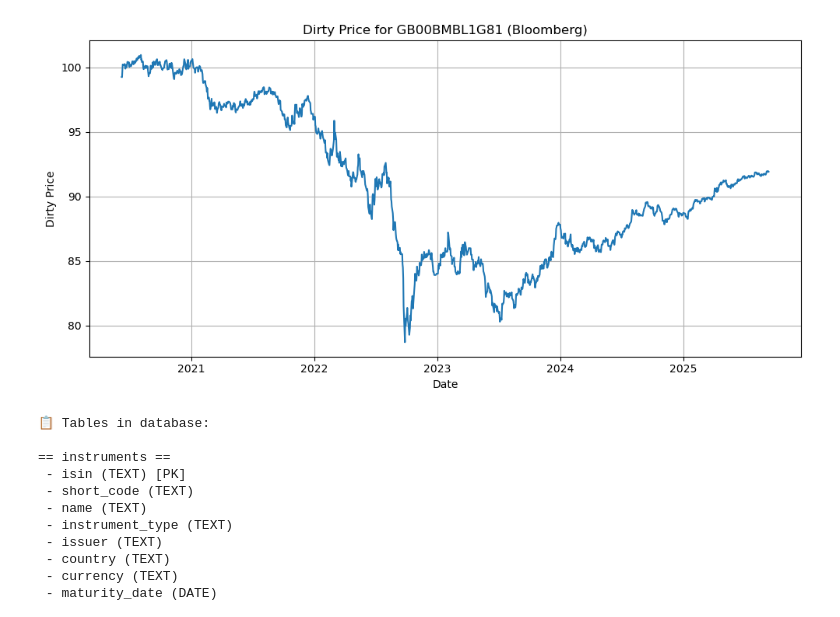
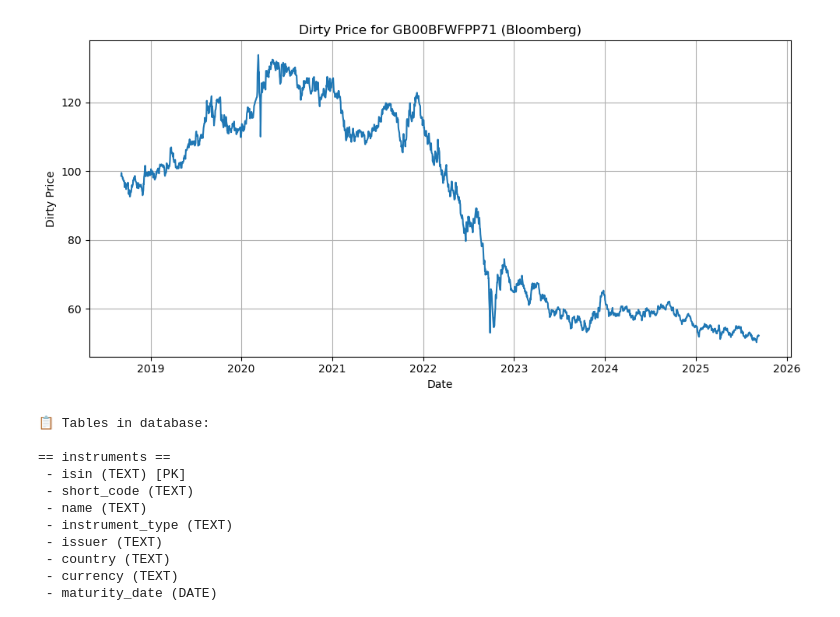
Before and after one commit to johndecb/bond_project, a Jupyter notebook: jcb_usefultools.ipynb, the cells around one changed output. Cells and saved outputs as stored; diff of their text form; code cells hidden in the pictures.

```diff
--- a/jcb_usefultools.ipynb
+++ b/jcb_usefultools.ipynb
@@ -194,35 +194,35 @@ def plot_instrument_timeseries(isin: str, source: str, data_type: str = "yield",
     # open/commit/close handled here (top level)
     with get_conn(db_path) as conn:
         df = load_instrument_data(
             conn,
             instrument_id=isin,
             source=source,
             data_type=data_type,     # e.g. "yield", "clean_price", "dirty_price", ...
             long_format=True,        # default; included for clarity
             parse_dates=False        # we'll parse below
         )
 
     if df.empty:
         print(f"❌ No data found for ISIN {isin} and type '{data_type}'.")
         return
 
     # ensure datetime for plotting
     df["data_date"] = pd.to_datetime(df["data_date"], errors="coerce")
 
     plt.figure(figsize=(10, 5))
     plt.plot(df["data_date"], df["value"])
     plt.title(f"{data_type.replace('_', ' ').title()} for {isin} ({source})")
     plt.xlabel("Date")
     plt.ylabel(data_type.replace('_', ' ').title())
     plt.grid(True)
     plt.tight_layout()
     plt.show()
 
 # example call
 # If your stored data types are "clean_price"/"dirty_price", use one of those instead of "price"
-plot_instrument_timeseries("GB00BMBL1G81", source="Bloomberg", data_type="dirty_price")
+plot_instrument_timeseries("GB00BFWFPP71", source="Bloomberg", data_type="dirty_price")
 # %% [output]
-[figure, old version]
+[figure, new version]
 # %%
 
 
```
Also changed, not shown: 50 other files.
